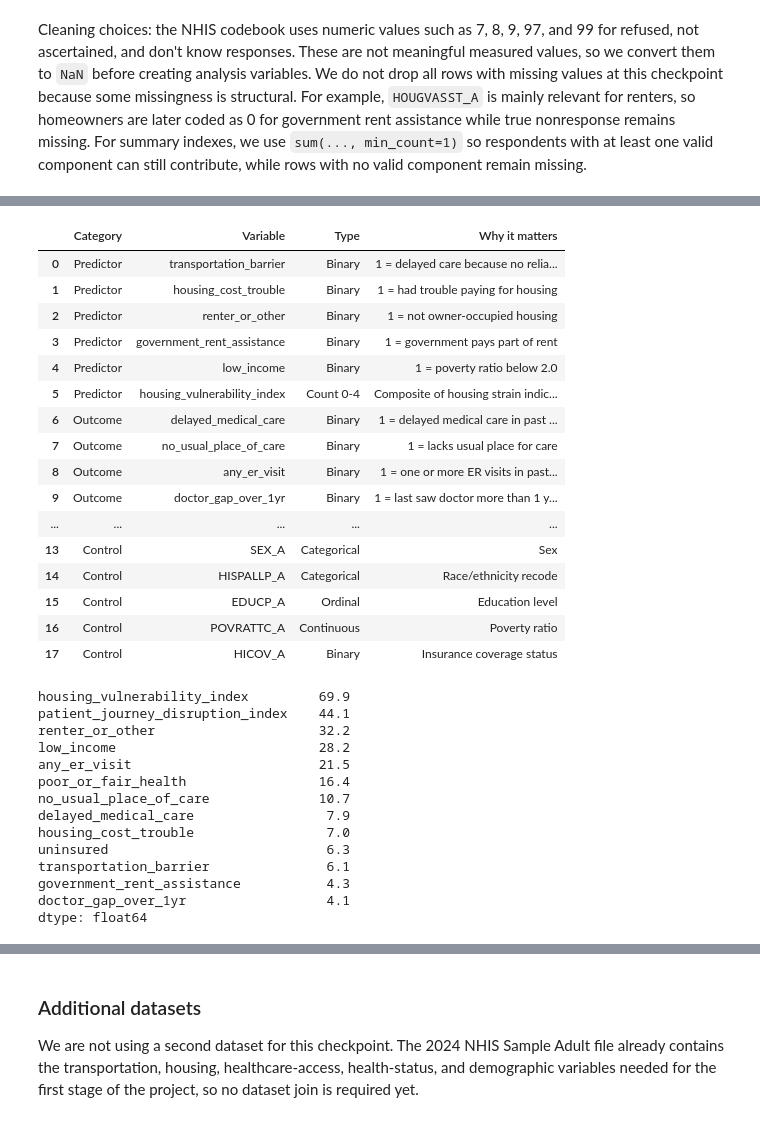
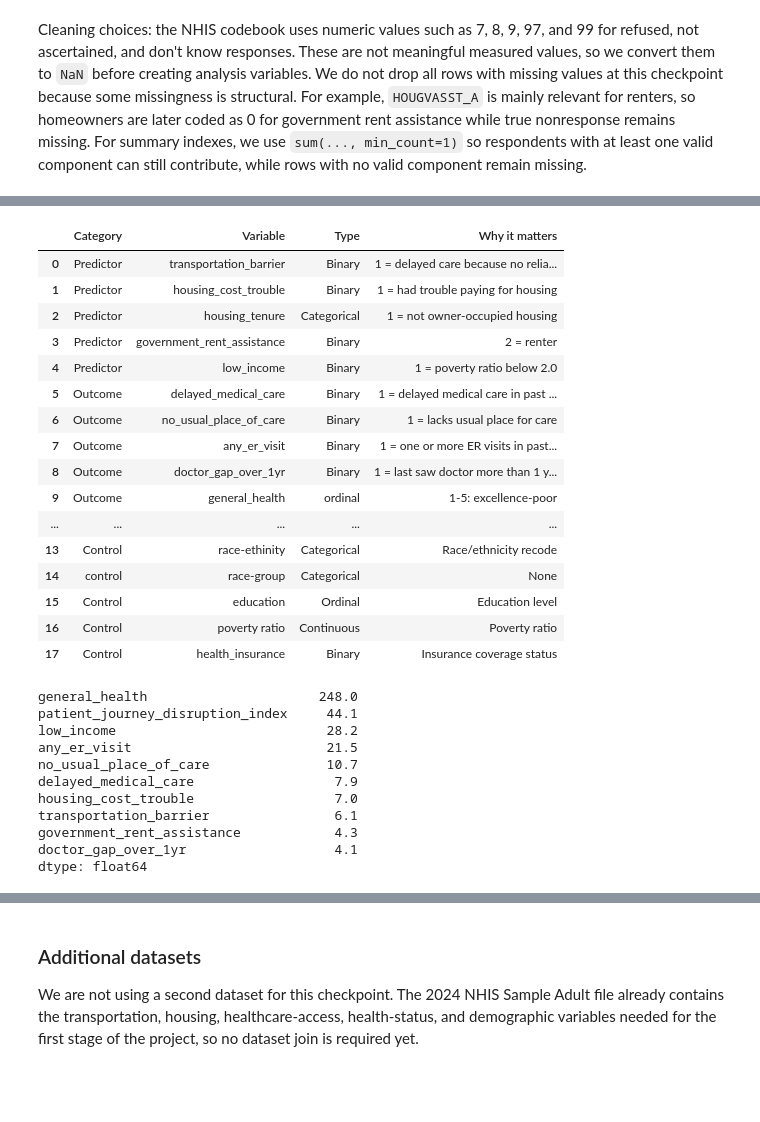
Before and after one commit to COGS108/Group-SP26-079, a Jupyter notebook: 01-DataCheckpoint.ipynb, the cells around one changed output, grey strips where cells are left out. Cells and saved outputs as stored; diff of their text form; code cells hidden in the pictures; blank space fills up the shorter version.

```diff
--- a/01-DataCheckpoint.ipynb
+++ b/01-DataCheckpoint.ipynb
@@ -440,62 +419,59 @@ Name: count, dtype: float64
 # %%
 variables_summary = pd.DataFrame([
     ['Predictor', 'transportation_barrier', 'Binary', '1 = delayed care because no reliable transportation'],
     ['Predictor', 'housing_cost_trouble', 'Binary', '1 = had trouble paying for housing'],
-    ['Predictor', 'renter_or_other', 'Binary', '1 = not owner-occupied housing'],
-    ['Predictor', 'government_rent_assistance', 'Binary', '1 = government pays part of rent'],
+    ['Predictor', 'housing_tenure', 'Categorical', '1 = not owner-occupied housing'],
+    ['Predictor', 'government_rent_assistance', 'Binary', '2 = renter'],
     ['Predictor', 'low_income', 'Binary', '1 = poverty ratio below 2.0'],
-    ['Predictor', 'housing_vulnerability_index', 'Count 0-4', 'Composite of housing strain indicators'],
     ['Outcome', 'delayed_medical_care', 'Binary', '1 = delayed medical care in past 12 months'],
     ['Outcome', 'no_usual_place_of_care', 'Binary', '1 = lacks usual place for care'],
     ['Outcome', 'any_er_visit', 'Binary', '1 = one or more ER visits in past 12 months'],
     ['Outcome', 'doctor_gap_over_1yr', 'Binary', '1 = last saw doctor more than 1 year ago'],
-    ['Outcome', 'poor_or_fair_health', 'Binary', '1 = self-rated health is fair or poor'],
+    ['Outcome', 'general_health', 'ordinal', '1-5: excellence-poor'],
     ['Outcome', 'patient_journey_disruption_index', 'Count 0-4', 'Composite disruption score'],
-    ['Control', 'AGEP_A', 'Continuous', 'Age in years'],
-    ['Control', 'SEX_A', 'Categorical', 'Sex'],
-    ['Control', 'HISPALLP_A', 'Categorical', 'Race/ethnicity recode'],
-    ['Control', 'EDUCP_A', 'Ordinal', 'Education level'],
-    ['Control', 'POVRATTC_A', 'Continuous', 'Poverty ratio'],
-    ['Control', 'HICOV_A', 'Binary', 'Insurance coverage status']
+    ['Control', 'age', 'Continuous', 'Age in years'],
+    ['Control', 'sex', 'Categorical', 'Sex'],
+    ['Control', 'race-ethinity', 'Categorical', 'Race/ethnicity recode'],
+    ['control', 'race-group', 'Categorical'],
+    ['Control', 'education', 'Ordinal', 'Education level'],
+    ['Control', 'poverty ratio', 'Continuous', 'Poverty ratio'],
+    ['Control', 'health_insurance', 'Binary', 'Insurance coverage status']
 ], columns=['Category', 'Variable', 'Type', 'Why it matters'])
 
 variables_summary
 # %% [output]
 |  | Category | Variable | Type | Why it matters |
 | 0 | Predictor | transportation_barrier | Binary | 1 = delayed care because no relia... |
 | 1 | Predictor | housing_cost_trouble | Binary | 1 = had trouble paying for housing |
-| 2 | Predictor | renter_or_other | Binary | 1 = not owner-occupied housing |
-| 3 | Predictor | government_rent_assistance | Binary | 1 = government pays part of rent |
+| 2 | Predictor | housing_tenure | Categorical | 1 = not owner-occupied housing |
+| 3 | Predictor | government_rent_assistance | Binary | 2 = renter |
 | 4 | Predictor | low_income | Binary | 1 = poverty ratio below 2.0 |
-| 5 | Predictor | housing_vulnerability_index | Count 0-4 | Composite of housing strain indic... |
-| 6 | Outcome | delayed_medical_care | Binary | 1 = delayed medical care in past ... |
-| 7 | Outcome | no_usual_place_of_care | Binary | 1 = lacks usual place for care |
-| 8 | Outcome | any_er_visit | Binary | 1 = one or more ER visits in past... |
-| 9 | Outcome | doctor_gap_over_1yr | Binary | 1 = last saw doctor more than 1 y... |
+| 5 | Outcome | delayed_medical_care | Binary | 1 = delayed medical care in past ... |
+| 6 | Outcome | no_usual_place_of_care | Binary | 1 = lacks usual place for care |
+| 7 | Outcome | any_er_visit | Binary | 1 = one or more ER visits in past... |
+| 8 | Outcome | doctor_gap_over_1yr | Binary | 1 = last saw doctor more than 1 y... |
+| 9 | Outcome | general_health | ordinal | 1-5: excellence-poor |
 | ... | ... | ... | ... | ... |
-| 13 | Control | SEX_A | Categorical | Sex |
-| 14 | Control | HISPALLP_A | Categorical | Race/ethnicity recode |
-| 15 | Control | EDUCP_A | Ordinal | Education level |
-| 16 | Control | POVRATTC_A | Continuous | Poverty ratio |
-| 17 | Control | HICOV_A | Binary | Insurance coverage status |
+| 13 | Control | race-ethinity | Categorical | Race/ethnicity recode |
+| 14 | control | race-group | Categorical | None |
+| 15 | Control | education | Ordinal | Education level |
+| 16 | Control | poverty ratio | Continuous | Poverty ratio |
+| 17 | Control | health_insurance | Binary | Insurance coverage status |
 # %%
 # Basic prevalence estimates from the cleaned 2024 NHIS sample adult file
-prevalence = (df[analysis_vars].mean() * 100).round(1).sort_values(ascending=False)
+prevalence = (clean_nhis[analysis_vars].mean() * 100).round(1).sort_values(ascending=False)
 prevalence
 # %% [output]
-housing_vulnerability_index         69.9
-patient_journey_disruption_index    44.1
-renter_or_other                     32.2
-low_income                          28.2
-any_er_visit                        21.5
-poor_or_fair_health                 16.4
-no_usual_place_of_care              10.7
-delayed_medical_care                 7.9
-housing_cost_trouble                 7.0
-uninsured                            6.3
-transportation_barrier               6.1
-government_rent_assistance           4.3
-doctor_gap_over_1yr                  4.1
+general_health                      248.0
+patient_journey_disruption_index     44.1
+low_income                           28.2
+any_er_visit                         21.5
+no_usual_place_of_care               10.7
+delayed_medical_care                  7.9
+housing_cost_trouble                  7.0
+transportation_barrier                6.1
+government_rent_assistance            4.3
+doctor_gap_over_1yr                   4.1
 dtype: float64
 # %%
 # Simple unweighted comparisons to show the pattern in the data
```
Also changed, not shown: parts of 7 cells of this notebook.
